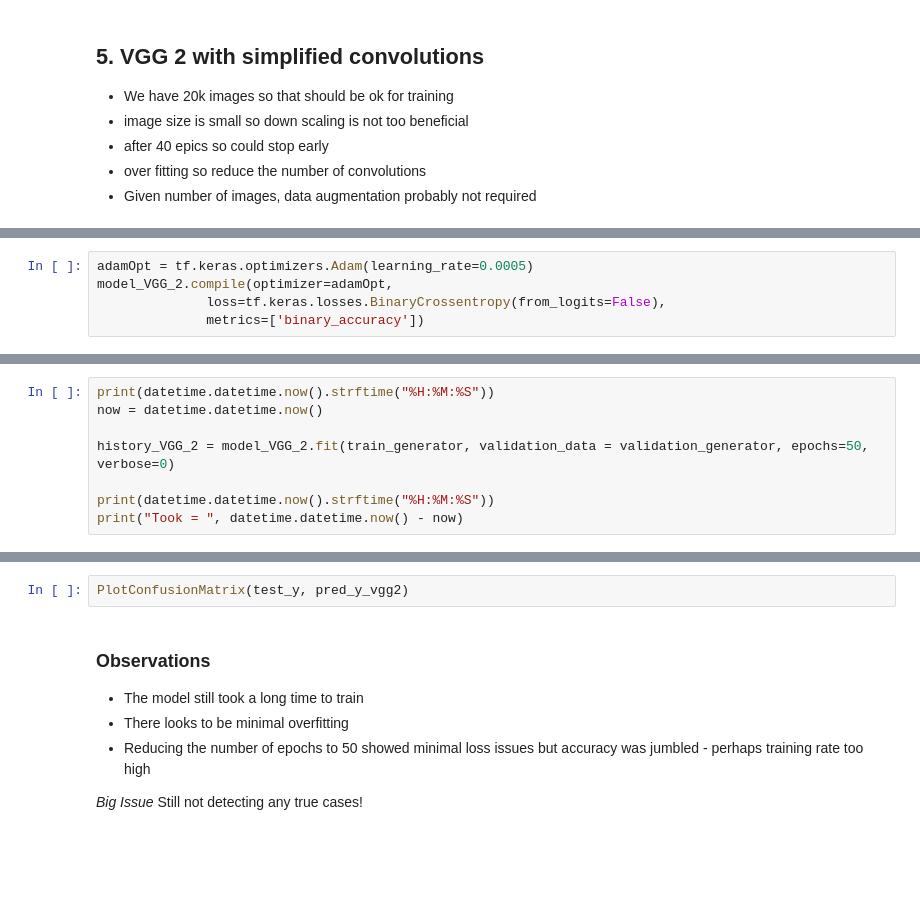
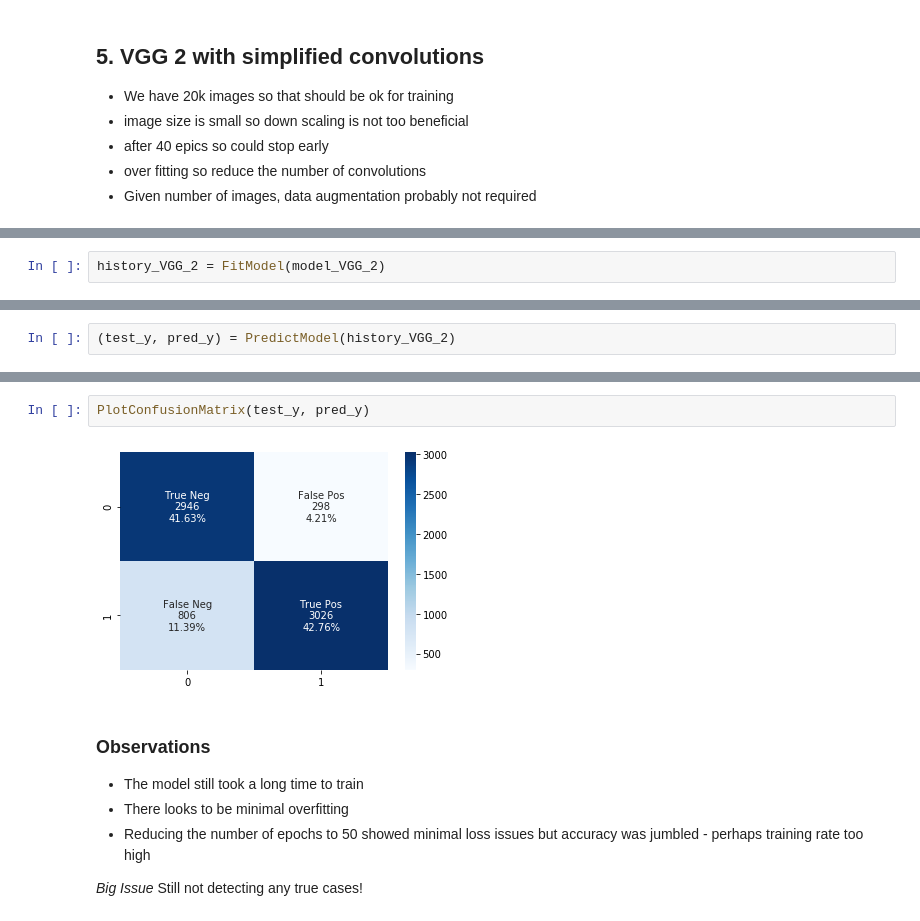
Before and after one commit to simonb65/COSC2673-A2, a Jupyter notebook: Ass2-ProbSample.ipynb, the cells around one changed output, grey strips where cells are left out. Saved outputs shown, nothing was run; the diff lists cells and outputs as text; blank space fills up the shorter version.

```diff
--- a/Ass2-ProbSample.ipynb
+++ b/Ass2-ProbSample.ipynb
@@ -567,6 +396 @@ model_VGG_2 = tf.keras.Sequential([
 ])
-# %%
-adamOpt = tf.keras.optimizers.Adam(learning_rate=0.0005)
-model_VGG_2.compile(optimizer=adamOpt,
-              loss=tf.keras.losses.BinaryCrossentropy(from_logits=False),
-              metrics=['binary_accuracy'])
@@ -575,8 +396,0 @@ model_VGG_2.summary()
-# %%
-print(datetime.datetime.now().strftime("%H:%M:%S"))
-now = datetime.datetime.now()
-
-history_VGG_2 = model_VGG_2.fit(train_generator, validation_data = validation_generator, epochs=50, verbose=0)
-
-print(datetime.datetime.now().strftime("%H:%M:%S"))
-print("Took = ", datetime.datetime.now() - now)
@@ -582,0 +399,2 @@ print("Took = ", datetime.datetime.now() - now)
+# %%
+history_VGG_2 = FitModel(model_VGG_2)
@@ -591,0 +423,2 @@ print(classification_report(test_y, pred_y_vgg2, zero_division=0))
+# %%
+(test_y, pred_y) = PredictModel(history_VGG_2)
@@ -592,5 +441,7 @@ print(classification_report(test_y, pred_y_vgg2, zero_division=0))
 # %%
-PlotConfusionMatrix(test_y, pred_y_vgg2)
+PlotConfusionMatrix(test_y, pred_y)
+# %% [output]
+[figure, added]
 # %% [markdown]
 ### Observations
 * The model still took a long time to train
```
Also changed, not shown: parts of 37 cells of this notebook.
